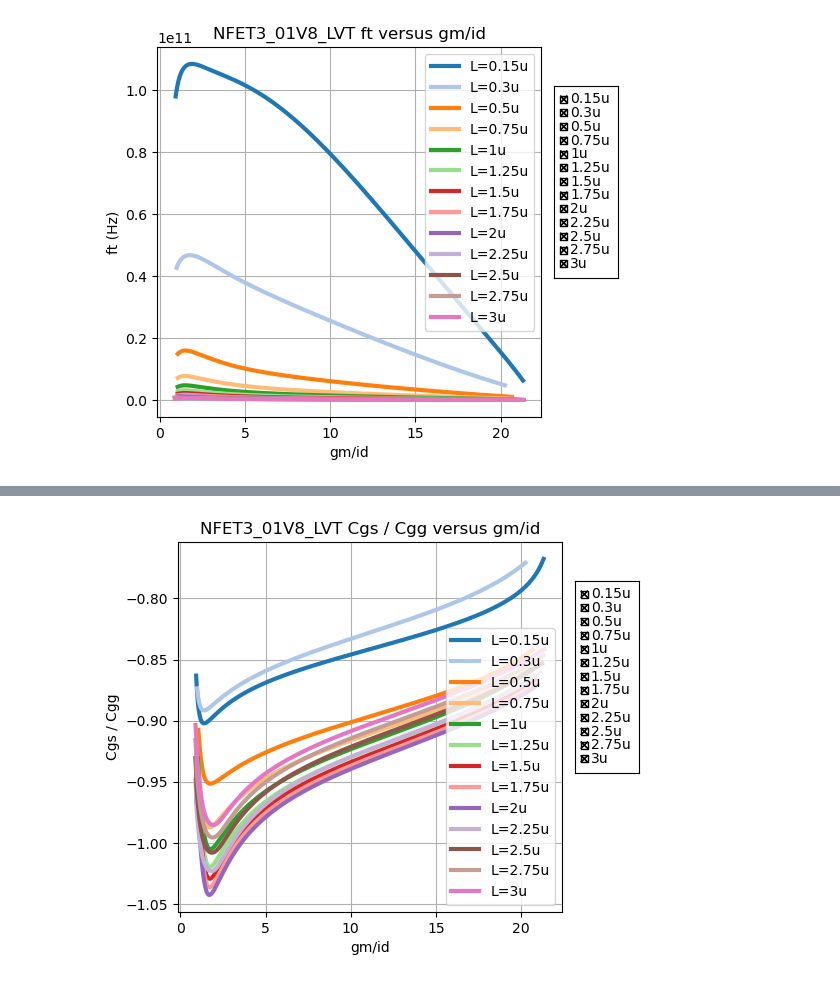
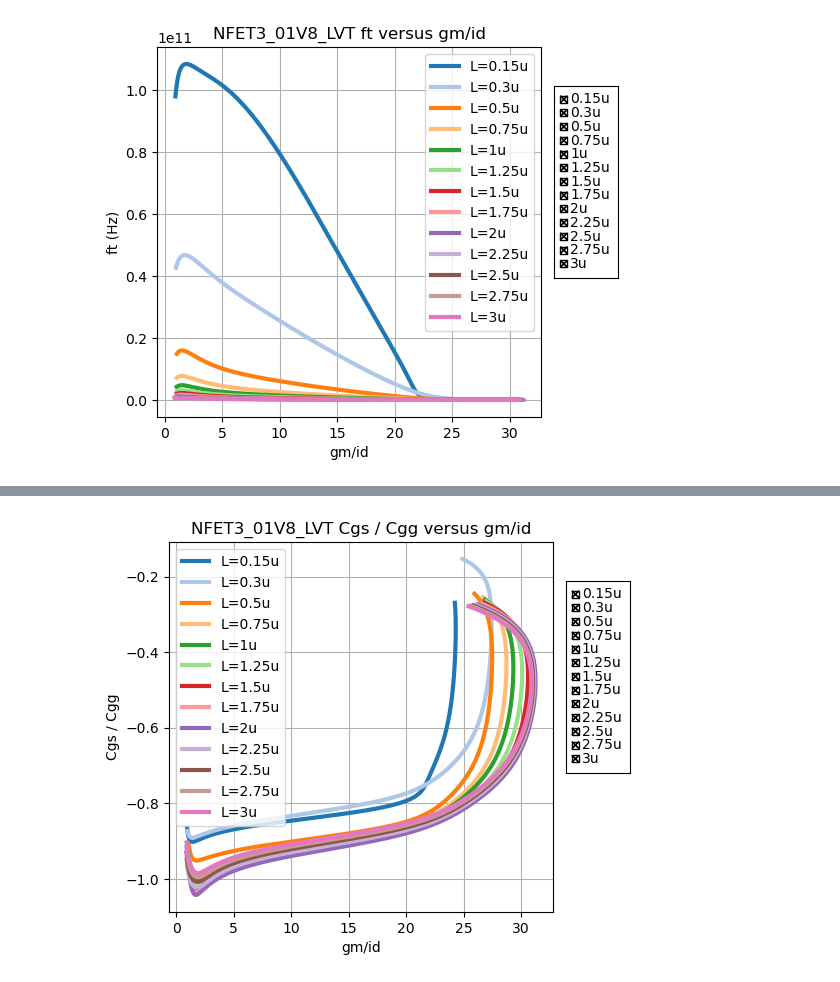
Before and after one commit to huanghaoran24/gmid_SKY130, a Jupyter notebook: GMID_Plot.ipynb, the cells around one changed output, grey strips where cells are left out. Drawn from its saved outputs; the diff is of its cells as text; code cells hidden in the pictures.

```diff
--- a/GMID_Plot.ipynb
+++ b/GMID_Plot.ipynb
@@ -83,15 +83,15 @@ def load_data():
                             Vgs, gm, _, id_val, _, Vth, _, gds, _, Cgg, _, Cgs, _, Cgd = temp
 
                             vov_value = Vgs - Vth
-                            if vov_value > 0:
-                                vgs[i-1].append(Vgs)
-                                Vov[i-1].append(vov_value)
-                                gm_id[i-1].append(gm / id_val)
-                                gm_gds[i-1].append(gm / gds)
-                                id_W[i-1].append(id_val / W)
-                                ft[i-1].append(gm / (2 * np.pi * Cgg))
-                                cgd_cgg[i-1].append(Cgd / Cgg)
-                                cgs_cgg[i-1].append(Cgs / Cgg)
+                            # if vov_value > 0:
+                            vgs[i-1].append(Vgs)
+                            Vov[i-1].append(vov_value)
+                            gm_id[i-1].append(gm / id_val)
+                            gm_gds[i-1].append(gm / gds)
+                            id_W[i-1].append(id_val / W)
+                            ft[i-1].append(gm / (2 * np.pi * Cgg))
+                            cgd_cgg[i-1].append(Cgd / Cgg)
+                            cgs_cgg[i-1].append(Cgs / Cgg)
                     except ValueError as e:
                         print(f"Warning: Skipping line in {filename} due to error: {e}")
         except FileNotFoundError:
@@ -225 +225 @@ Length of labels: 13
-[figure, old version]
+[figure, new version]
@@ -227,2 +227,2 @@ Length of labels: 13
-[figure, old version]
+[figure, new version]
 # %%
```
Also changed, not shown: parts of 7 cells of this notebook.
